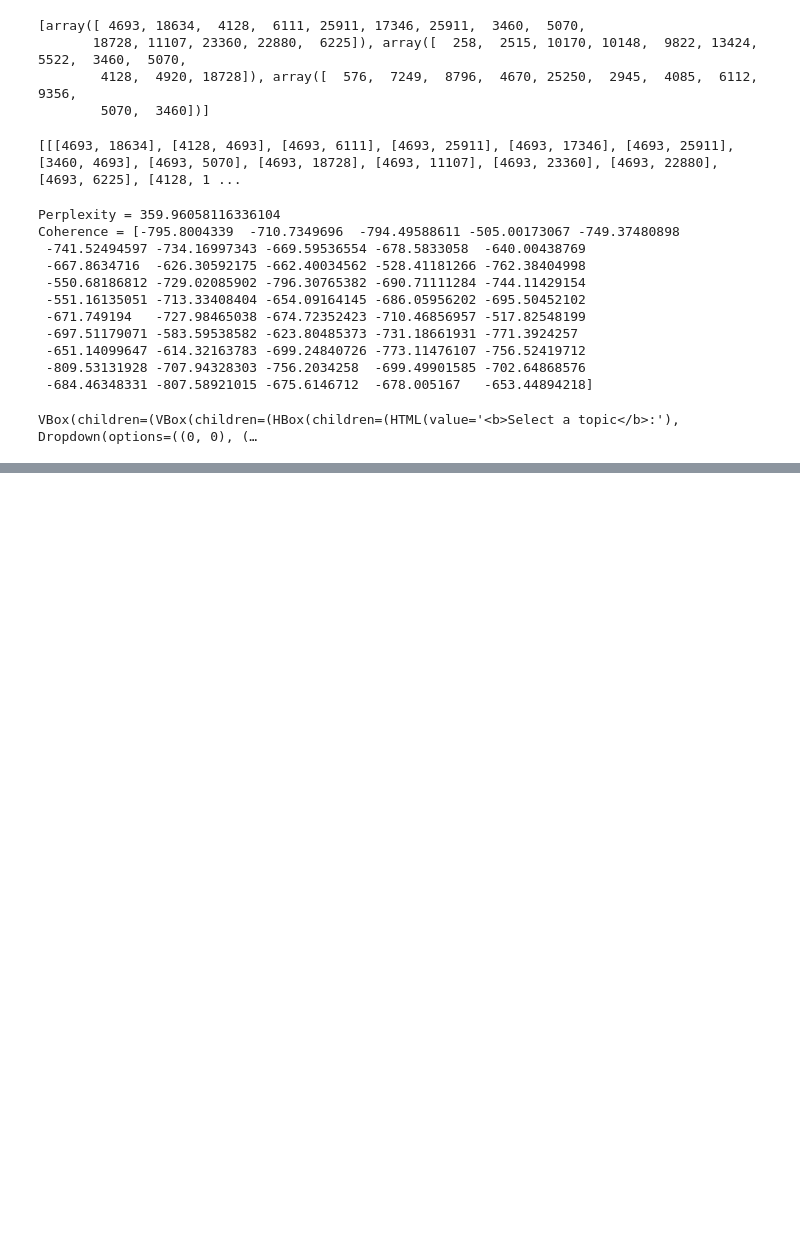
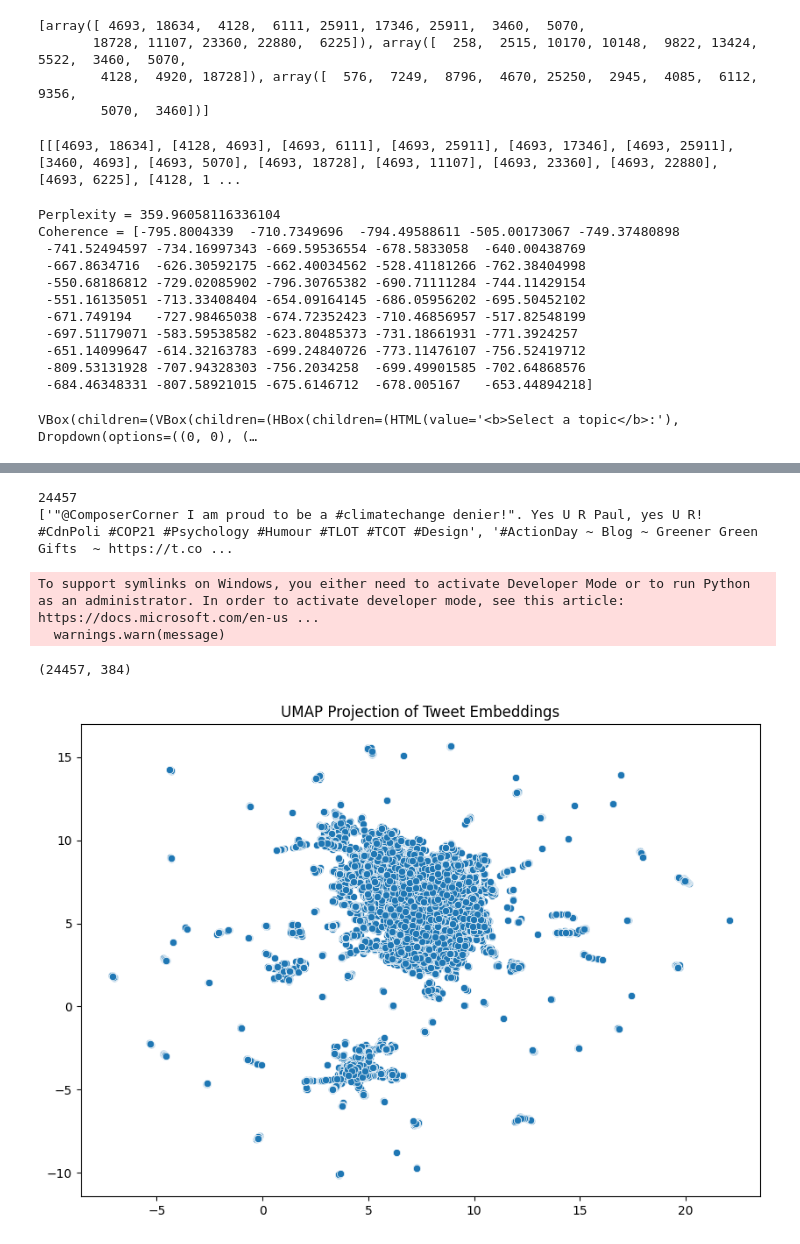
Before and after one commit to vaughankraska/social_data_mining, a Jupyter notebook: src/sdm/lab_scripts/text_analysis/data_driven_task2.ipynb, the cells around one changed output, grey strips where cells are left out. Drawn from its saved outputs; the diff is of its cells as text; code cells hidden in the pictures; blank space fills up the shorter version.

Commit message:
Completed embedding clustering

```diff
--- a/src/sdm/lab_scripts/text_analysis/data_driven_task2.ipynb
+++ b/src/sdm/lab_scripts/text_analysis/data_driven_task2.ipynb
@@ -228,0 +238,3 @@ VBox(children=(VBox(children=(HBox(children=(HTML(value='<b>Select a topic</b>:'
+# %%
+embed_df = df.copy()
+embed_df.head()
@@ -228,0 +248,28 @@ VBox(children=(VBox(children=(HBox(children=(HTML(value='<b>Select a topic</b>:'
+# %%
+embed_df = embed_df.dropna(subset=["tweet_text"]).drop_duplicates(subset=["tweet_text"])
+texts_for_embed = embed_df["tweet_text"].str.strip().to_list()
+print(len(texts_for_embed))
+print(texts_for_embed[:3])
+# %% [output]
+24457
+['"@ComposerCorner I am proud to be a #climatechange denier!". Yes U R Paul, yes U R! #CdnPoli #COP21 #Psychology #Humour #TLOT #TCOT #Design', '#ActionDay ~ Blog ~ Greener Green Gifts  ~ https://t.co ...
+# %%
+stmodel = SentenceTransformer('all-MiniLM-L6-v2')
+
+embeddings = stmodel.encode(texts_for_embed, show_progress_bar=True)
+
+print(embeddings.shape)
+# %% [output]
+To support symlinks on Windows, you either need to activate Developer Mode or to run Python as an administrator. In order to activate developer mode, see this article: https://docs.microsoft.com/en-us ...
+  warnings.warn(message)
+(24457, 384)
+# %%
+reducer = umap.UMAP(n_neighbors=15, n_components=2, random_state=42)
+reduced_embeddings = reducer.fit_transform(embeddings)
+
+plt.figure(figsize=(10, 7))
+sns.scatterplot(x=reduced_embeddings[:, 0], y=reduced_embeddings[:, 1])
+plt.title("UMAP Projection of Tweet Embeddings")
+plt.show()
+# %% [output]
+[figure, added]
```
Also changed, not shown: parts of 11 cells of this notebook, 1 other file.
